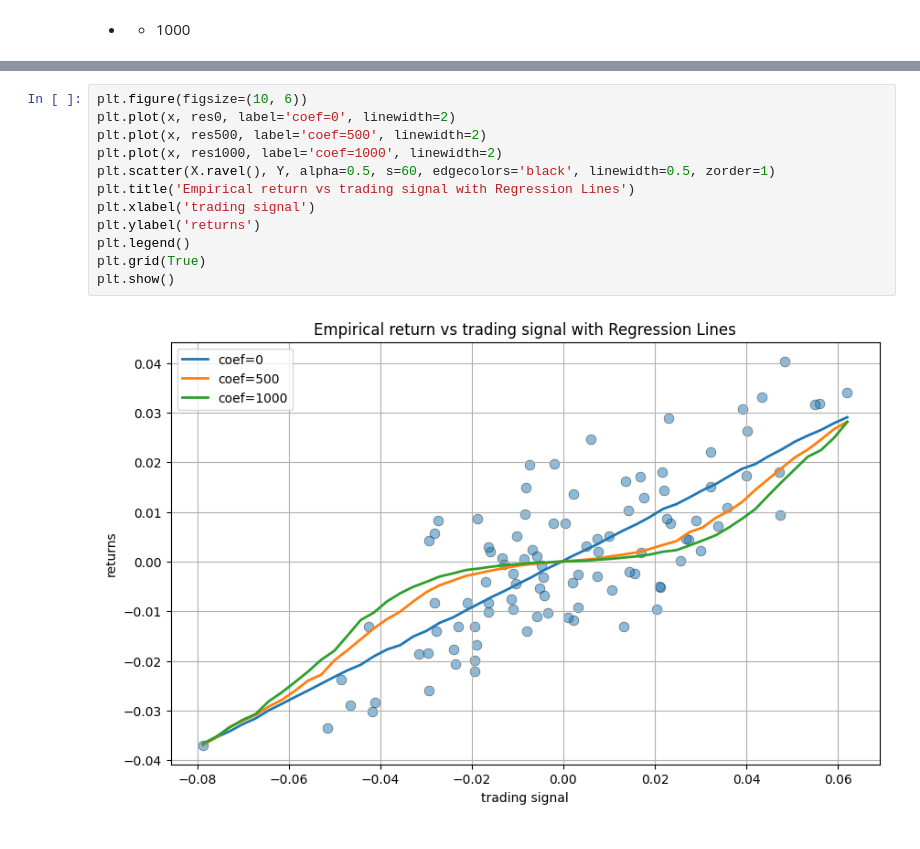
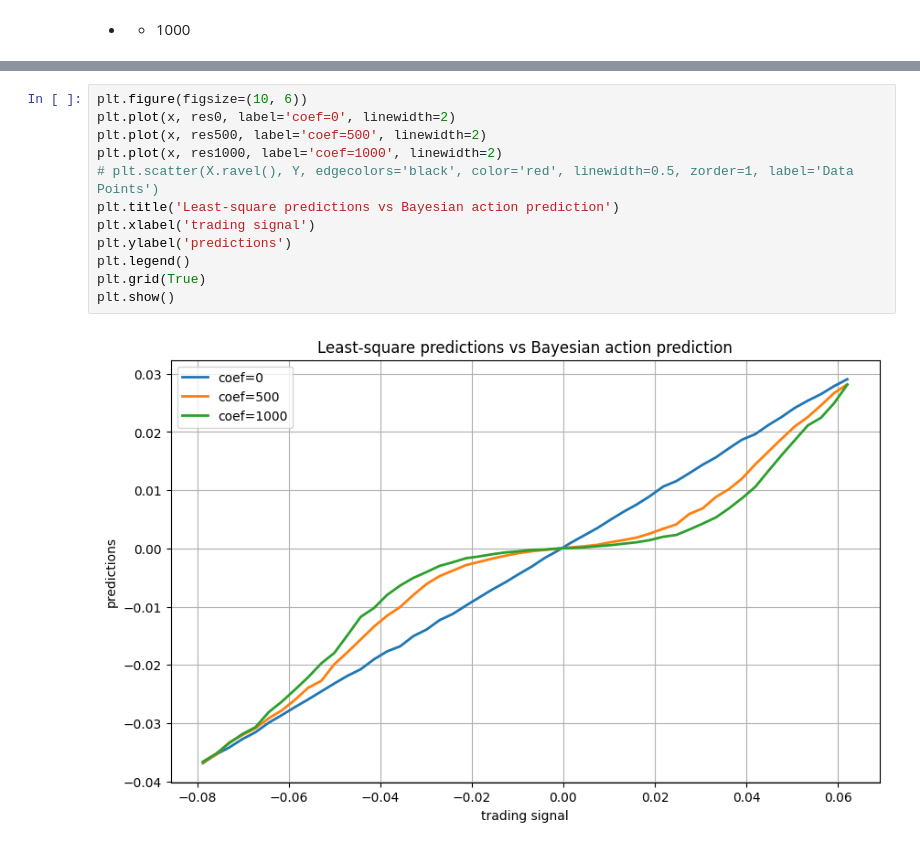
Before and after one commit to Lecrut/ai-ml_studies, a Jupyter notebook: metody_probabilistycznej_analizy_danych/lab_9.ipynb, the cells around one changed output, grey strips where cells are left out. Saved outputs shown, nothing was run; the diff lists cells and outputs as text.

```diff
--- a/metody_probabilistycznej_analizy_danych/lab_9.ipynb
+++ b/metody_probabilistycznej_analizy_danych/lab_9.ipynb
@@ -188,14 +188,14 @@ plt.show()
 # %%
 plt.figure(figsize=(10, 6))
 plt.plot(x, res0, label='coef=0', linewidth=2)
 plt.plot(x, res500, label='coef=500', linewidth=2)
 plt.plot(x, res1000, label='coef=1000', linewidth=2)
-plt.scatter(X.ravel(), Y, alpha=0.5, s=60, edgecolors='black', linewidth=0.5, zorder=1)
-plt.title('Empirical return vs trading signal with Regression Lines')
+# plt.scatter(X.ravel(), Y, edgecolors='black', color='red', linewidth=0.5, zorder=1, label='Data Points')
+plt.title('Least-square predictions vs Bayesian action prediction')
 plt.xlabel('trading signal')
-plt.ylabel('returns')
+plt.ylabel('predictions')
 plt.legend()
 plt.grid(True)
 plt.show()
 # %% [output]
-[figure, old version]
+[figure, new version]
```
Also changed, not shown: parts of 5 cells of this notebook.
